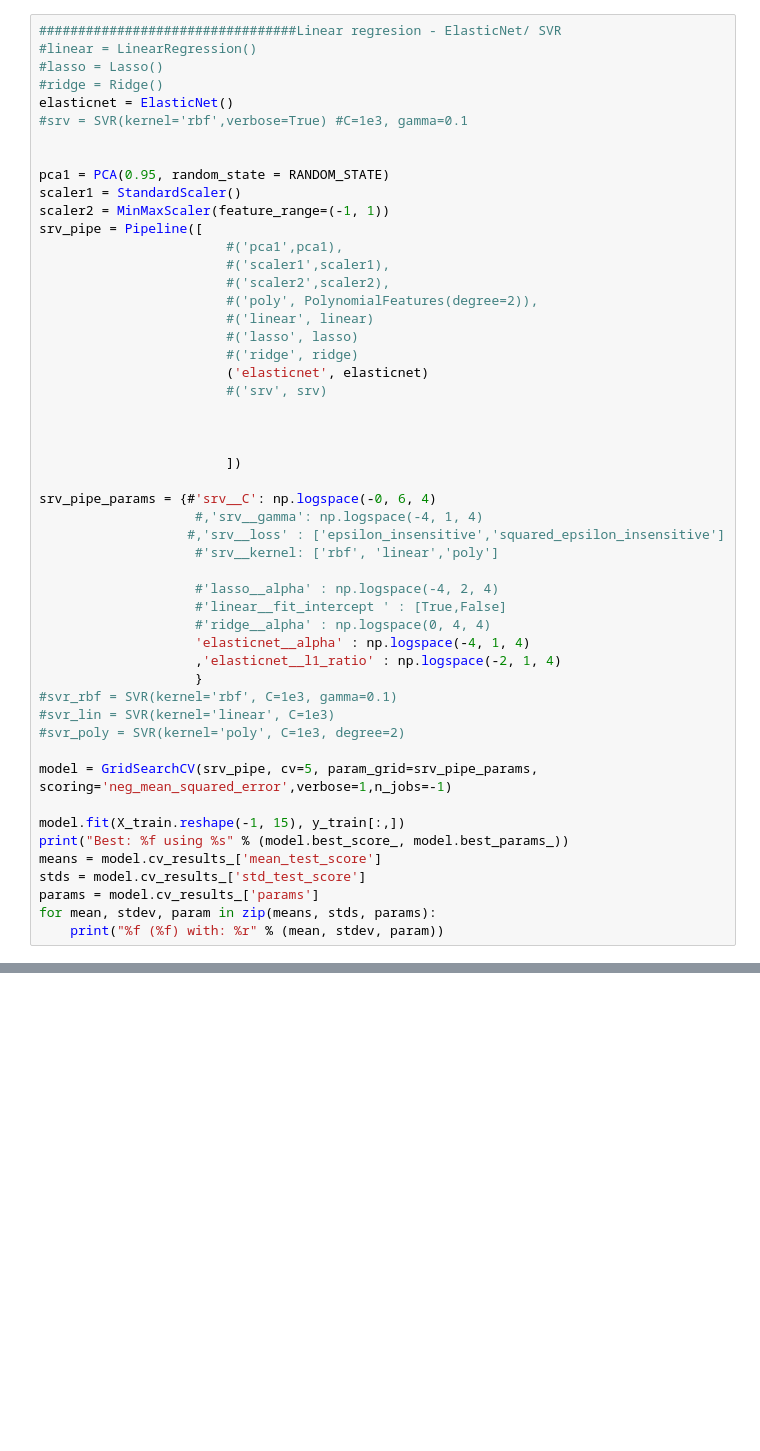
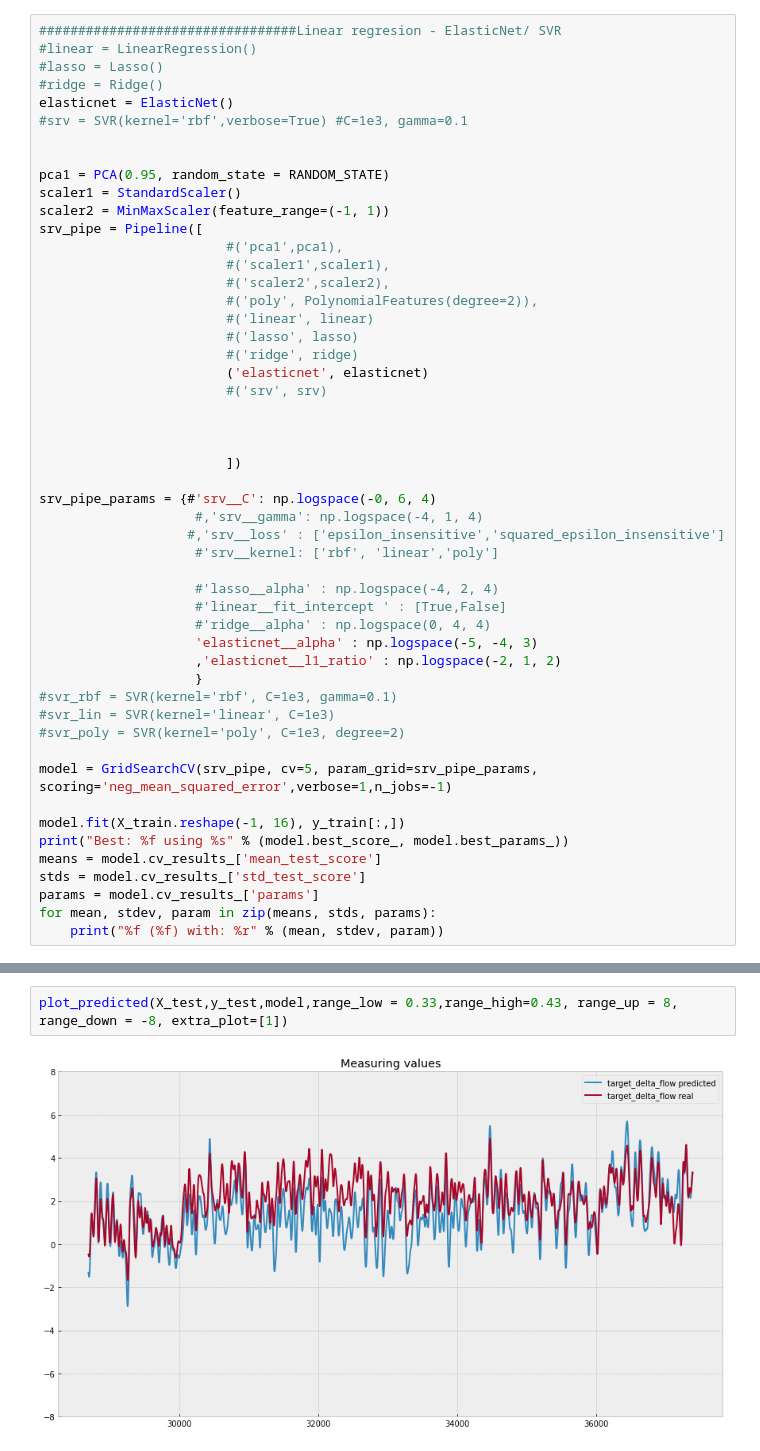
Before and after one commit to tunmustard/fluidguard, a Jupyter notebook: analyze_0_1.ipynb, the cells around one changed output, grey strips where cells are left out. Cells and saved outputs as stored; diff of their text form; blank space fills up the shorter version.

```diff
--- a/analyze_0_1.ipynb
+++ b/analyze_0_1.ipynb
@@ -305,8 +323,8 @@ srv_pipe_params = {#'srv__C': np.logspace(-0, 6, 4)
                     #'lasso__alpha' : np.logspace(-4, 2, 4)
                     #'linear__fit_intercept ' : [True,False]
                     #'ridge__alpha' : np.logspace(0, 4, 4)
-                    'elasticnet__alpha' : np.logspace(-4, 1, 4)
-                    ,'elasticnet__l1_ratio' : np.logspace(-2, 1, 4)
+                    'elasticnet__alpha' : np.logspace(-5, -4, 3)
+                    ,'elasticnet__l1_ratio' : np.logspace(-2, 1, 2)
                     }
 #svr_rbf = SVR(kernel='rbf', C=1e3, gamma=0.1)
 #svr_lin = SVR(kernel='linear', C=1e3)
@@ -314,7 +332,7 @@ srv_pipe_params = {#'srv__C': np.logspace(-0, 6, 4)
 
 model = GridSearchCV(srv_pipe, cv=5, param_grid=srv_pipe_params, scoring='neg_mean_squared_error',verbose=1,n_jobs=-1)
 
-model.fit(X_train.reshape(-1, 15), y_train[:,])
+model.fit(X_train.reshape(-1, 16), y_train[:,])
 print("Best: %f using %s" % (model.best_score_, model.best_params_))
 means = model.cv_results_['mean_test_score']
 stds = model.cv_results_['std_test_score']
@@ -350,0 +358,4 @@ No handles with labels found to put in legend.
+# %%
+plot_predicted(X_test,y_test,model,range_low = 0.33,range_high=0.43, range_up = 8, range_down = -8, extra_plot=[1])
+# %% [output]
+[figure, added]
```
Also changed, not shown: parts of 12 cells of this notebook.
